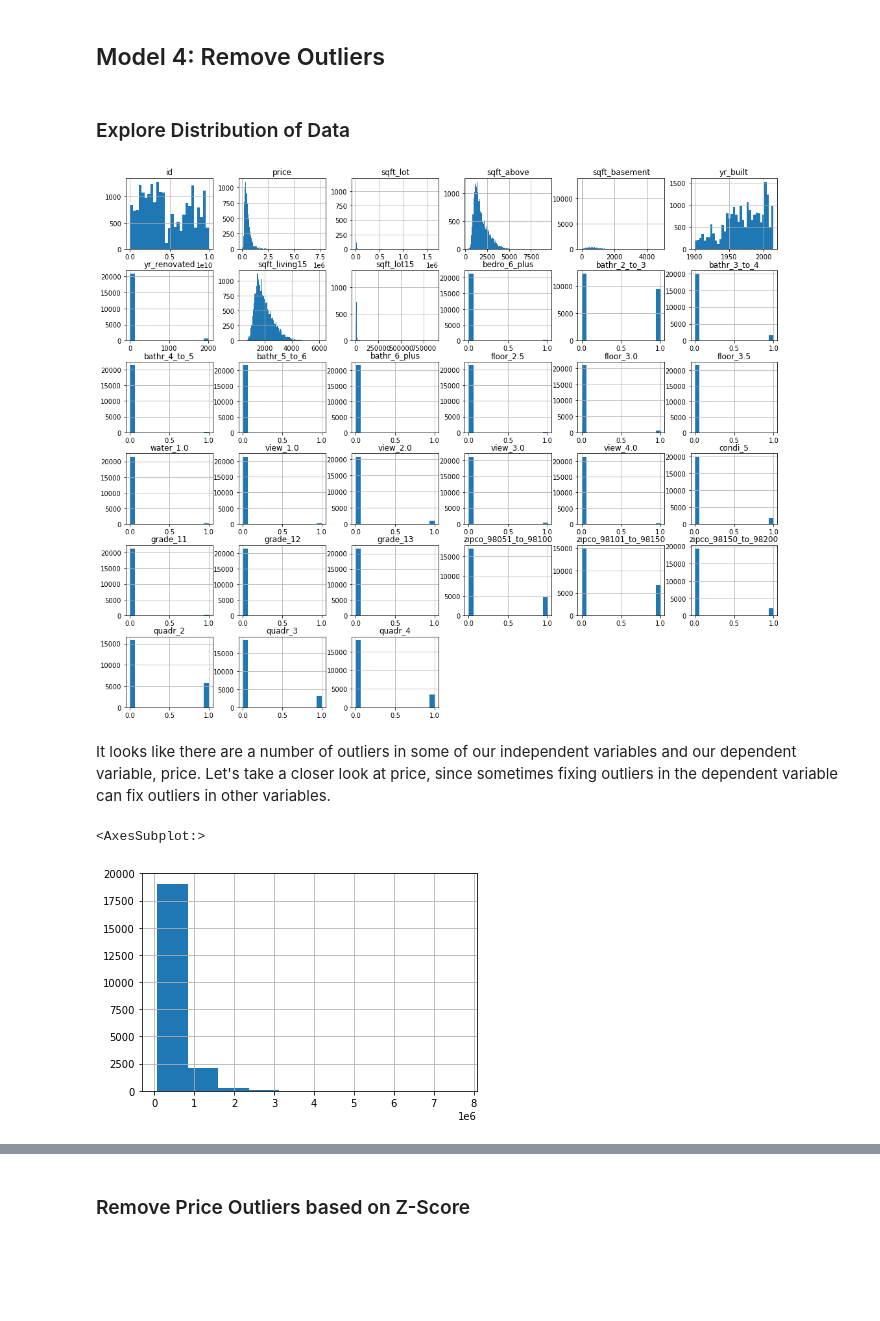
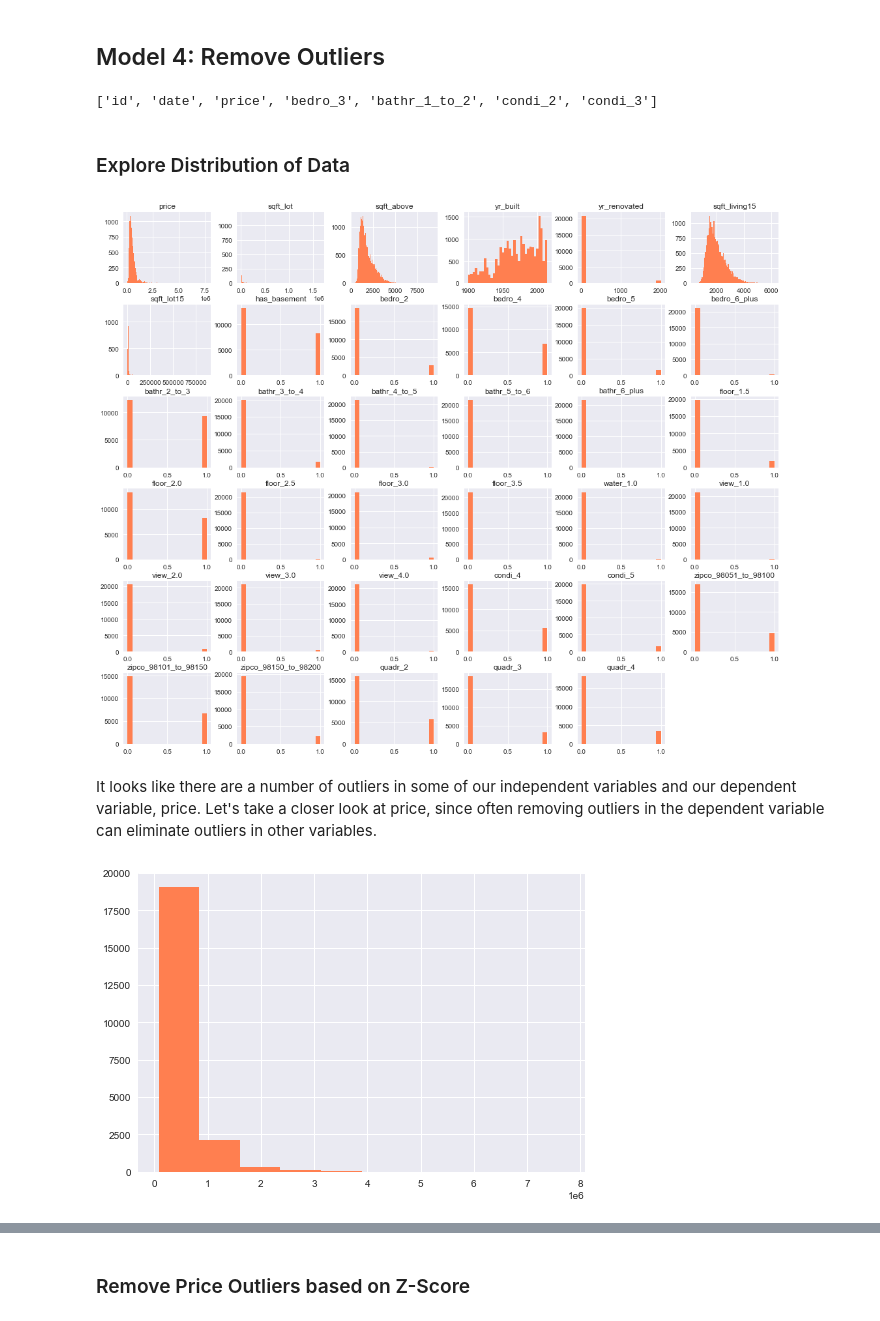
Before and after one commit to Sammyknee/dsc-phase-2-project, a Jupyter notebook: Housing Data - Modeling.ipynb, the cells around one changed output, grey strips where cells are left out. Saved outputs shown, nothing was run; the diff lists cells and outputs as text; code cells hidden in the pictures; blank space fills up the shorter version.

```diff
--- a/Housing Data - Modeling.ipynb
+++ b/Housing Data - Modeling.ipynb
@@ -592,0 +589,2 @@ X = data_model_3.drop(['price', 'id', 'date'], axis=1)
+# %%
+data_model_3 = data_model_2.copy()
@@ -632,18 +642,31 @@ It looks like the normality assumption is definitely violated at the outliers of
 # %% [markdown]
 ## Model 4: Remove Outliers
+# %%
+# remove unnecessary columns dropped in our last model
+del_x_cols = []
+for col in data_model_3.columns:
+    if col not in new_x_cols:
+        del_x_cols.append(col)
+# %%
+del_x_cols
+# %% [output]
+['id', 'date', 'price', 'bedro_3', 'bathr_1_to_2', 'condi_2', 'condi_3']
+# %%
+del_x_cols.remove('price')
+# %%
+data_model_3.drop(del_x_cols, axis=1, inplace=True)
 # %% [markdown]
 ### Explore Distribution of Data
 # %%
-data_model_3.hist(figsize=(18,15), bins = 'auto');
+data_model_3.hist(figsize=(18,15), bins = 'auto', color='coral');
 # %% [output]
-[figure, old version]
+[figure, new version]
 # %% [markdown]
-It looks like there are a number of outliers in some of our independent variables and our dependent variable, price. Let's take a closer look at price, since sometimes fixing outliers in the dependent variable can fix outliers in other variables.
+It looks like there are a number of outliers in some of our independent variables and our dependent variable, price. Let's take a closer look at price, since often removing outliers in the dependent variable can eliminate outliers in other variables.
 # %%
-data_model_3.price.hist()
+data_model_3.price.hist(color='coral');
 # %% [output]
-<AxesSubplot:>
-[figure, old version]
+[figure, new version]
 # %%
 sns.boxplot(x=data_model_3['price'])
 # %% [output]
```
Also changed, not shown: parts of 163 cells of this notebook.
